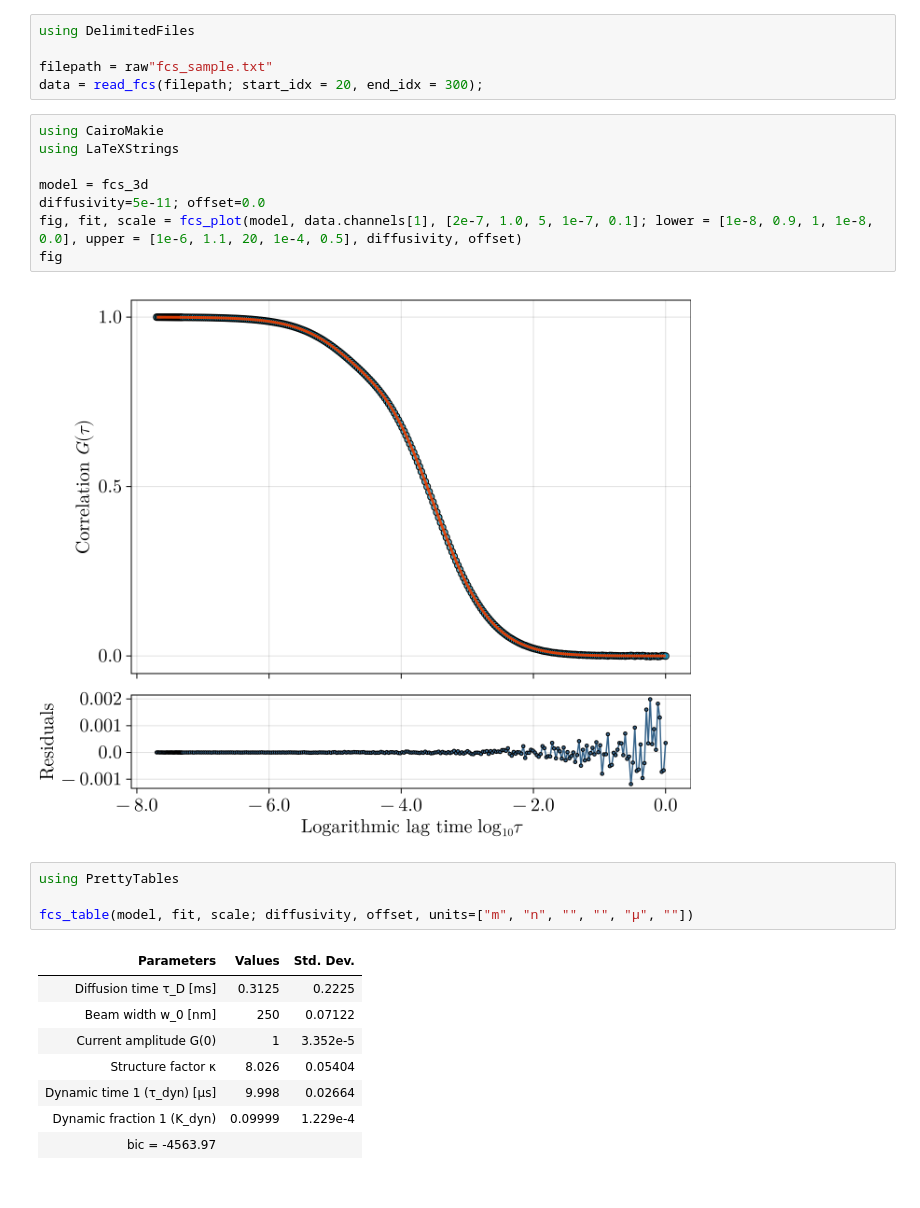
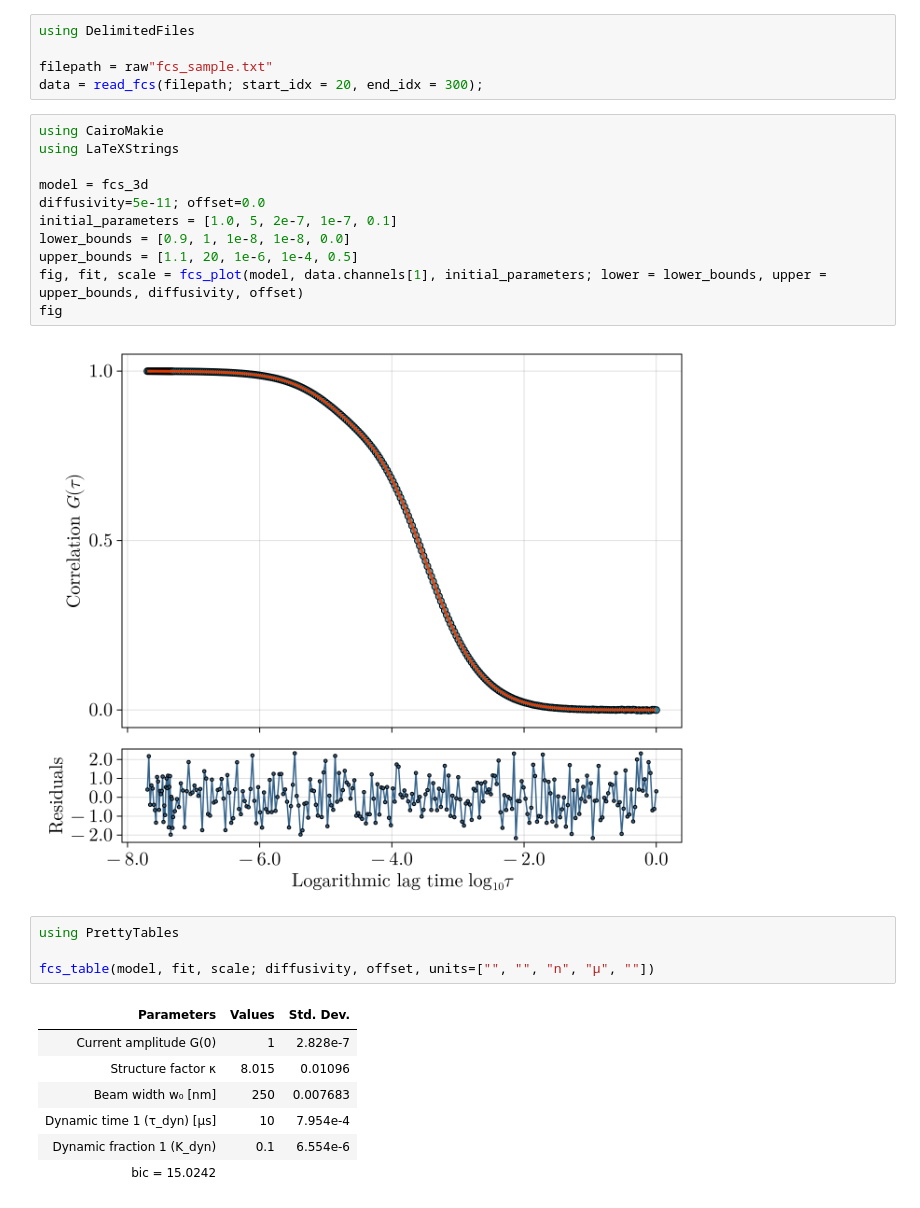
Before and after one commit to LabGradinaru/FluorescenceCorrelationFitting.jl, a Jupyter notebook: examples/fitting.ipynb, the cells around one changed output. Cells and saved outputs as stored; diff of their text form.

```diff
--- a/examples/fitting.ipynb
+++ b/examples/fitting.ipynb
@@ -8,26 +8,28 @@ data = read_fcs(filepath; start_idx = 20, end_idx = 300);
 # %%
 using CairoMakie
 using LaTeXStrings
 
 model = fcs_3d
 diffusivity=5e-11; offset=0.0
-fig, fit, scale = fcs_plot(model, data.channels[1], [2e-7, 1.0, 5, 1e-7, 0.1]; lower = [1e-8, 0.9, 1, 1e-8, 0.0], upper = [1e-6, 1.1, 20, 1e-4, 0.5], diffusivity, offset)
+initial_parameters = [1.0, 5, 2e-7, 1e-7, 0.1]
+lower_bounds = [0.9, 1, 1e-8, 1e-8, 0.0]
+upper_bounds = [1.1, 20, 1e-6, 1e-4, 0.5]
+fig, fit, scale = fcs_plot(model, data.channels[1], initial_parameters; lower = lower_bounds, upper = upper_bounds, diffusivity, offset)
 fig
 # %% [output]
-[figure, old version]
+[figure, new version]
 # %%
 using PrettyTables
 
-fcs_table(model, fit, scale; diffusivity, offset, units=["m", "n", "", "", "μ", ""])
+fcs_table(model, fit, scale; diffusivity, offset, units=["", "", "n", "μ", ""])
 # %% [output]
 | Parameters | Values | Std. Dev. |
-| Diffusion time τ_D [ms] | 0.3125 | 0.2225 |
-| Beam width w_0 [nm] | 250 | 0.07122 |
-| Current amplitude G(0) | 1 | 3.352e-5 |
-| Structure factor κ | 8.026 | 0.05404 |
-| Dynamic time 1 (τ_dyn) [μs] | 9.998 | 0.02664 |
-| Dynamic fraction 1 (K_dyn) | 0.09999 | 1.229e-4 |
-| bic = -4563.97 |  |  |
+| Current amplitude G(0) | 1 | 2.828e-7 |
+| Structure factor κ | 8.015 | 0.01096 |
+| Beam width w₀ [nm] | 250 | 0.007683 |
+| Dynamic time 1 (τ_dyn) [μs] | 10 | 7.954e-4 |
+| Dynamic fraction 1 (K_dyn) | 0.1 | 6.554e-6 |
+| bic = 15.0242 |  |  |
 # %%
 fig, ρ = resid_acf_plot(fit; maxlag=50)
 fig
```
Also changed, not shown: parts of 1 cell of this notebook, 6 other files.
